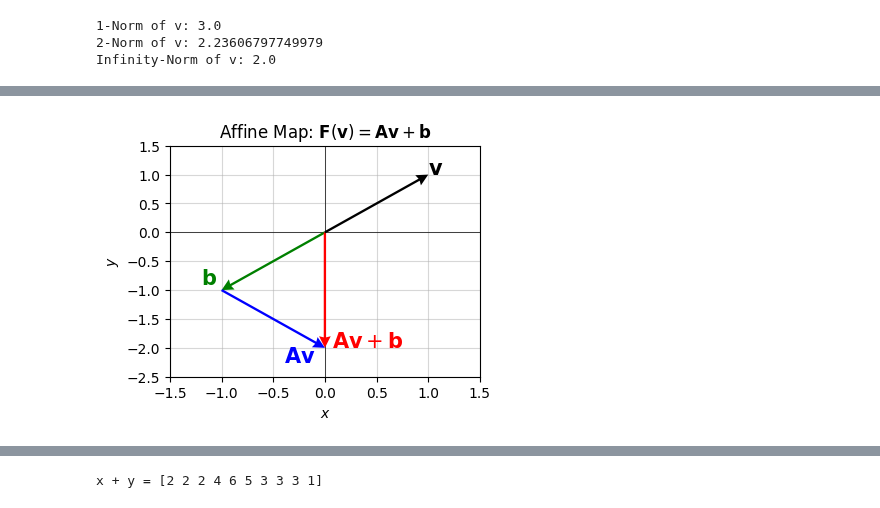
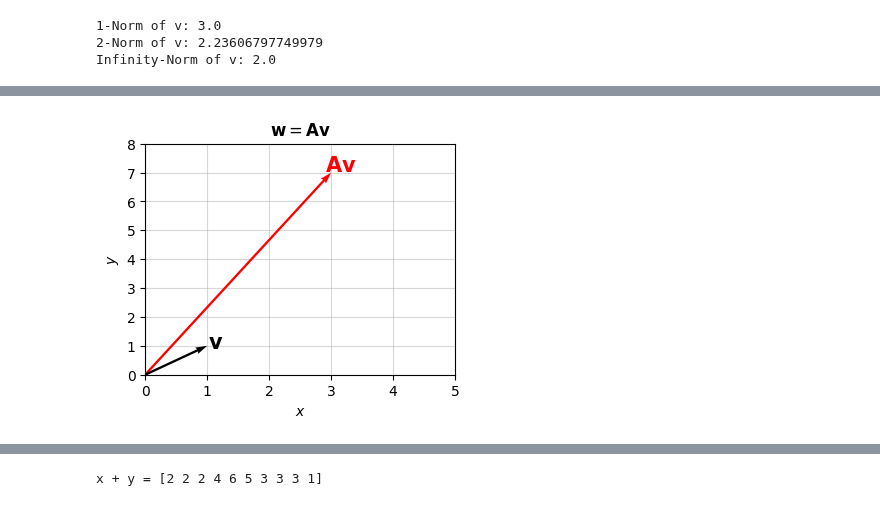
Before and after one commit to rkingery/ml-book, a Jupyter notebook: notebooks/vector-spaces.ipynb, the cells around one changed output, grey strips where cells are left out. Cells and saved outputs as stored; diff of their text form; code cells hidden in the pictures.

```diff
--- a/notebooks/vector-spaces.ipynb
+++ b/notebooks/vector-spaces.ipynb
@@ -563,15 +502,9 @@ Here's a plot of what this looks like using the same previous matrix, and a bias
-# %%
-#| fig-align: center
-A = np.array([[0, 1], [-1, 0]])
-v = np.array([1, 1]).reshape(-1, 1)
-b = np.array([-1, -1]).reshape(-1, 1)
-vectors = [x.flatten() for x in [v, A @ v, A @ v + b, b]]
-plot_vectors(
-    vectors, xlim=(-1.5, 1.5), ylim=(-2.5, 1.5), headwidth=5, colors=['black', 'blue', 'red', 'green'],
-    labels=['$\mathbf{{v}}$', '$\mathbf{{A}}\mathbf{{v}}$',
-            '$\mathbf{{A}}\mathbf{{v}} + \mathbf{{b}}$', '$\mathbf{{b}}$'],
-    text_offsets=[[0, 0], [-1.4, -1.25], [0.07, 0], [-0.2, 0.1]],
-    tails=[[0, 0], [b[0][0], b[1][0]], [0, 0], [0, 0]],
-    title='Affine Map: $\mathbf{F}(\mathbf{v}) = \mathbf{A}\mathbf{v} + \mathbf{b}$')
-# %% [output]
-[figure, removed]
+# %%
+#| fig-align: center
+A = np.array([[1, 2], [3, 4]])
+v = np.array([1, 1]).reshape(-1, 1)
+plot_vectors([v.flatten(), (A @ v).flatten()], colors=['black', 'red'],
+             labels=['$\mathbf{{v}}$', '$\mathbf{{A}}\mathbf{{v}}$'], text_offsets=[[0.01, -0.1], [-0.1, 0.05]],
+             title='$\mathbf{{w}} = \mathbf{{A}}\mathbf{{v}}$',  xlim=(0, 5), ylim=(0, 8))
+# %% [output]
+[figure, added]
```
Also changed, not shown: parts of 29 cells of this notebook, 4 other files.
